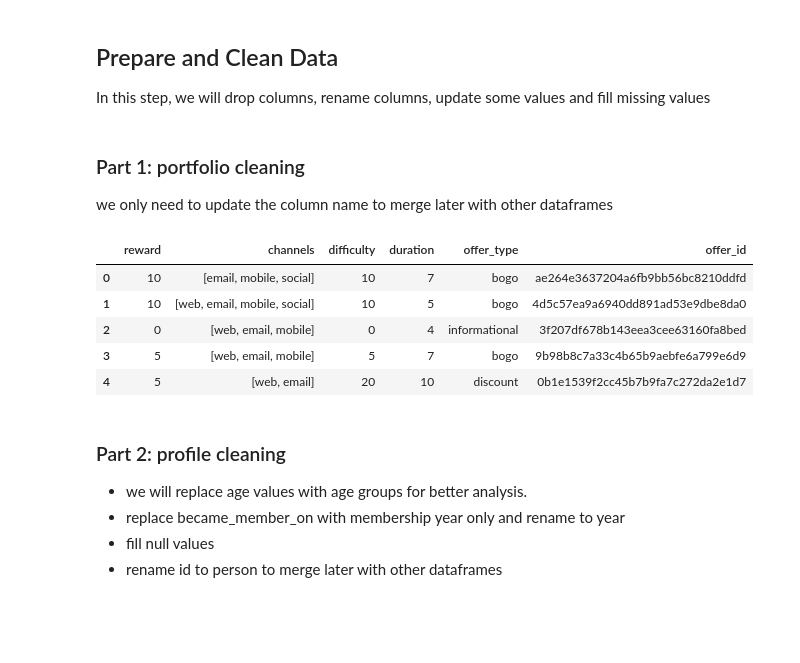
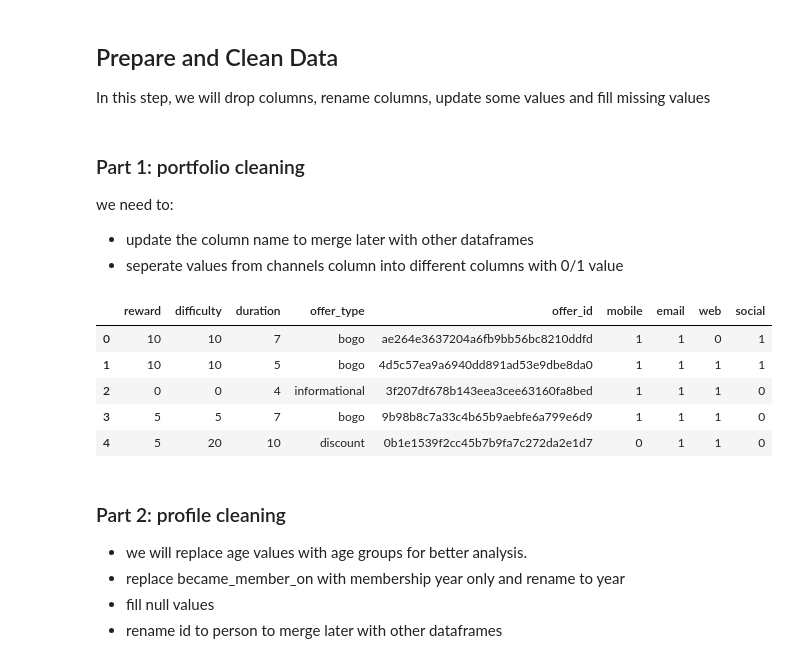
Before and after one commit to wandki/DSND-Capstone-Porject-Starbucks, a Jupyter notebook: Starbucks_Capstone_notebook.ipynb, the cells around one changed output. Cells and saved outputs as stored; diff of their text form; code cells hidden in the pictures; blank space fills up the shorter version.

```diff
--- a/Starbucks_Capstone_notebook.ipynb
+++ b/Starbucks_Capstone_notebook.ipynb
@@ -229,18 +229,29 @@ Name: age, dtype: int64
 In this step, we will drop columns, rename columns, update some values and fill missing values
 # %% [markdown]
 ### Part 1: portfolio cleaning
-we only need to update the column name to merge later with other dataframes
+we  need to:
+* update the column name to merge later with other dataframes
+* seperate values from channels column into different columns with 0/1 value
-# %%
-portfolio.rename(columns={'id':'offer_id'},inplace=True)
-
-portfolio.head()
-# %% [output]
-|  | reward | channels | difficulty | duration | offer_type | offer_id |
-| 0 | 10 | [email, mobile, social] | 10 | 7 | bogo | ae264e3637204a6fb9bb56bc8210ddfd |
-| 1 | 10 | [web, email, mobile, social] | 10 | 5 | bogo | 4d5c57ea9a6940dd891ad53e9dbe8da0 |
-| 2 | 0 | [web, email, mobile] | 0 | 4 | informational | 3f207df678b143eea3cee63160fa8bed |
-| 3 | 5 | [web, email, mobile] | 5 | 7 | bogo | 9b98b8c7a33c4b65b9aebfe6a799e6d9 |
-| 4 | 5 | [web, email] | 20 | 10 | discount | 0b1e1539f2cc45b7b9fa7c272da2e1d7 |
+# %%
+portfolio.rename(columns={'id':'offer_id'},inplace=True)
+
+channels = set()
+for i in portfolio.channels:
+    channels.update(set(i))
+
+for i in channels:
+    portfolio[i] = portfolio.channels.apply(lambda x: 1 if i in x else 0)
+
+portfolio.drop(['channels'], axis=1, inplace=True)
+
+portfolio.head()
+# %% [output]
+|  | reward | difficulty | duration | offer_type | offer_id | mobile | email | web | social |
+| 0 | 10 | 10 | 7 | bogo | ae264e3637204a6fb9bb56bc8210ddfd | 1 | 1 | 0 | 1 |
+| 1 | 10 | 10 | 5 | bogo | 4d5c57ea9a6940dd891ad53e9dbe8da0 | 1 | 1 | 1 | 1 |
+| 2 | 0 | 0 | 4 | informational | 3f207df678b143eea3cee63160fa8bed | 1 | 1 | 1 | 0 |
+| 3 | 5 | 5 | 7 | bogo | 9b98b8c7a33c4b65b9aebfe6a799e6d9 | 1 | 1 | 1 | 0 |
+| 4 | 5 | 20 | 10 | discount | 0b1e1539f2cc45b7b9fa7c272da2e1d7 | 0 | 1 | 1 | 0 |
 # %% [markdown]
 ### Part 2: profile cleaning
  * we will replace age values with age groups for better analysis.
```
Also changed, not shown: parts of 32 cells of this notebook.
